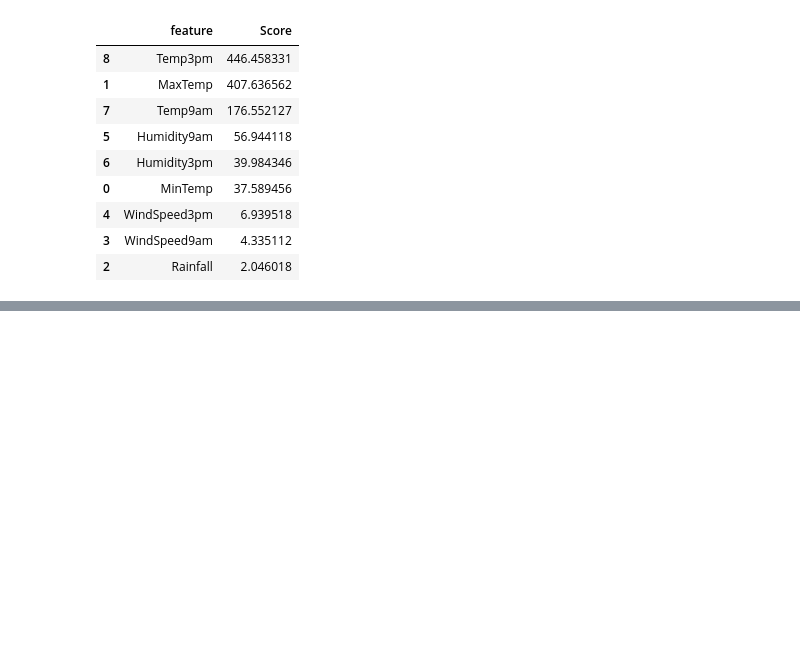
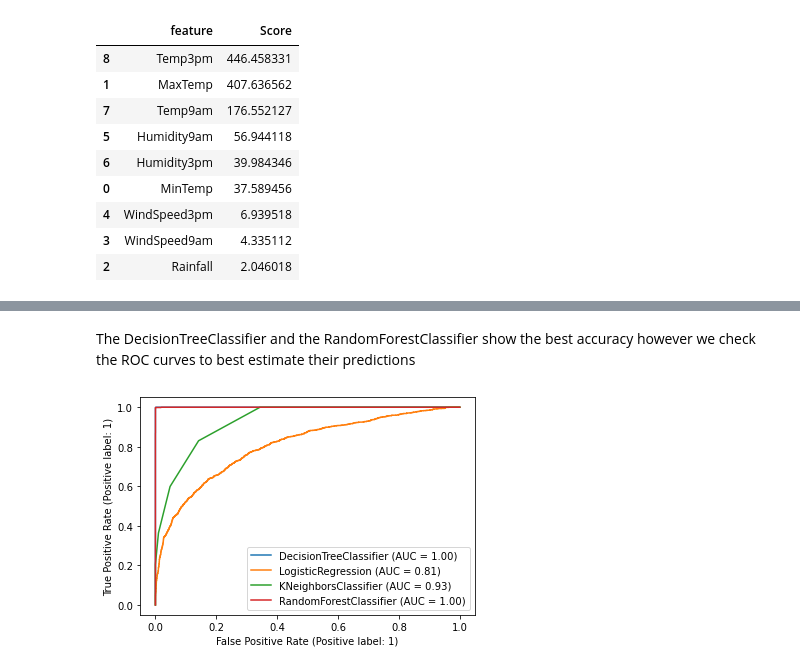
Before and after one commit to zobekenobe/DT-Evaluation-Project, a Jupyter notebook: Project 9.ipynb, the cells around one changed output, grey strips where cells are left out. Saved outputs shown, nothing was run; the diff lists cells and outputs as text; code cells hidden in the pictures; blank space fills up the shorter version.

```diff
--- a/Project 9.ipynb
+++ b/Project 9.ipynb
@@ -452,0 +515,8 @@ df['WindDir3pm'] = LabelEncoder().fit_transform(df['WindDir3pm'])
+# %%
+from sklearn.metrics import accuracy_score, plot_roc_curve
+
+for estimator in estimators:
+    estimator[0].fit(xtrain, ytrain)
+    ypred = estimator[0].predict(xtest)
+    print()
+    print(f"{estimator[1]} : {accuracy_score(ytest, ypred)*100:0.3f}%")
@@ -452,0 +531,8 @@ df['WindDir3pm'] = LabelEncoder().fit_transform(df['WindDir3pm'])
+# %% [markdown]
+The DecisionTreeClassifier and the RandomForestClassifier show the best accuracy however we check the ROC curves to best estimate their predictions
+# %%
+axis = plot_roc_curve(dt, xtrain, ytrain)
+for estimator in estimators[1:]:
+    plot_roc_curve(estimator[0], xtrain, ytrain, ax = axis.ax_)
+# %% [output]
+[figure, added]
```
Also changed, not shown: parts of 19 cells of this notebook.
